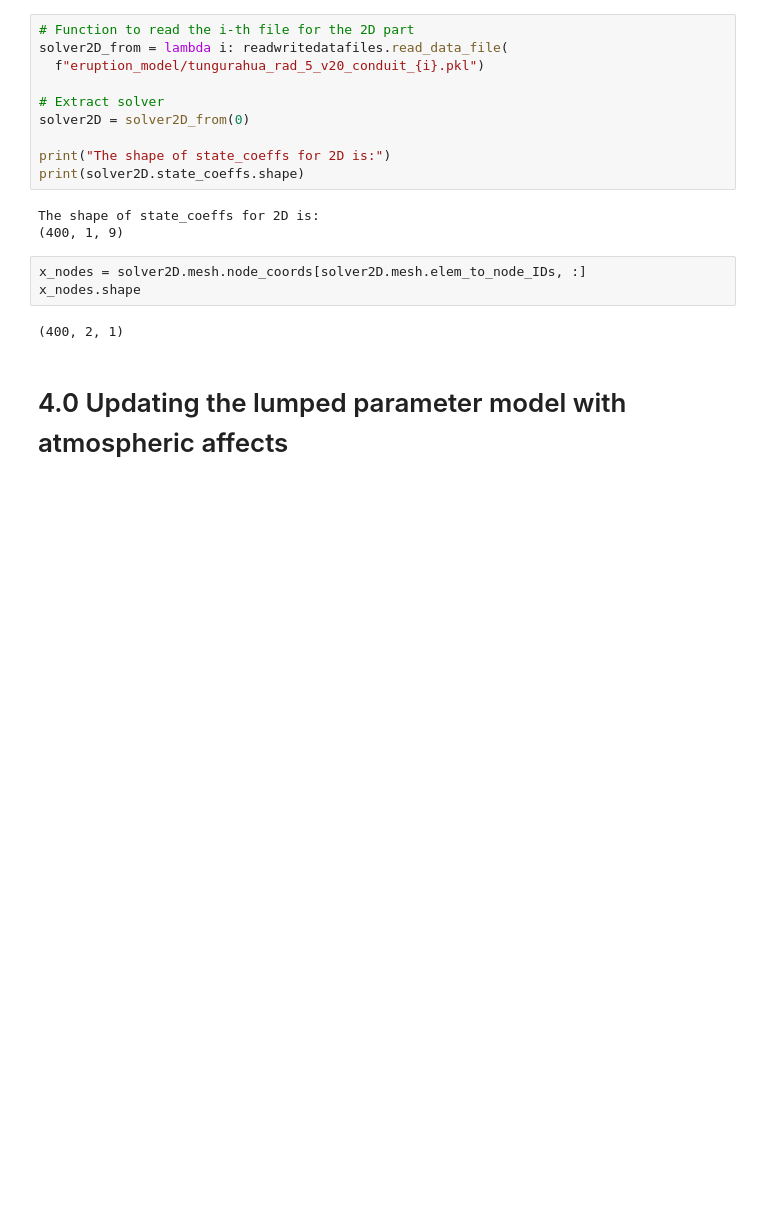
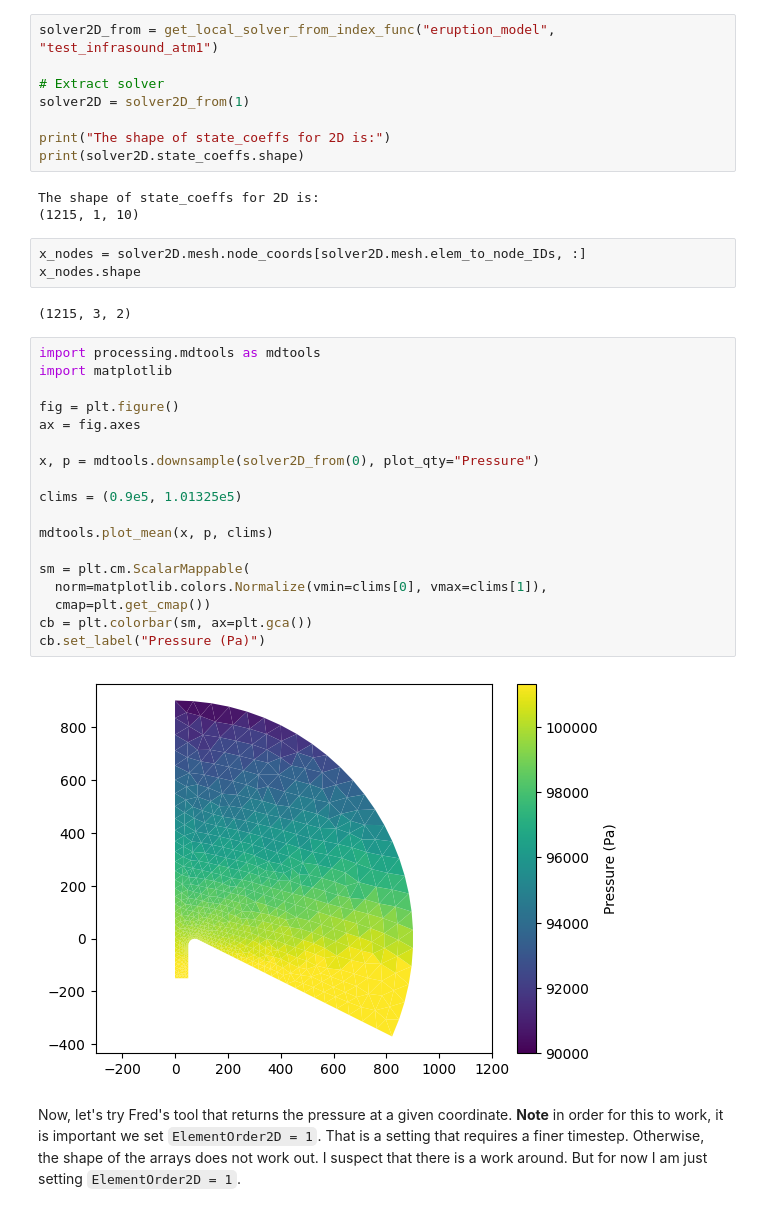
Before and after one commit to paxtonsc/volcano-sims, a Jupyter notebook: notebooks/2025.04.14.experiments.ipynb, the cells around one changed output. Saved outputs shown, nothing was run; the diff lists cells and outputs as text; blank space fills up the shorter version.

```diff
--- a/notebooks/2025.04.14.experiments.ipynb
+++ b/notebooks/2025.04.14.experiments.ipynb
@@ -226,21 +269,39 @@ HTML(ani.to_html5_video())
 [interactive output not drawn]
 # %%
-# Function to read the i-th file for the 2D part
-solver2D_from = lambda i: readwritedatafiles.read_data_file(
-  f"eruption_model/tungurahua_rad_5_v20_conduit_{i}.pkl")
+solver2D_from = get_local_solver_from_index_func("eruption_model", "test_infrasound_atm1")
 
 # Extract solver
-solver2D = solver2D_from(0)
+solver2D = solver2D_from(1)
 
 print("The shape of state_coeffs for 2D is:")
 print(solver2D.state_coeffs.shape)
 # %% [output]
 The shape of state_coeffs for 2D is:
-(400, 1, 9)
+(1215, 1, 10)
 # %%
 x_nodes = solver2D.mesh.node_coords[solver2D.mesh.elem_to_node_IDs, :]
 x_nodes.shape
 # %% [output]
-(400, 2, 1)
+(1215, 3, 2)
-# %% [markdown]
-# 4.0 Updating the lumped parameter model with atmospheric affects
+# %%
+import processing.mdtools as mdtools
+import matplotlib
+
+fig = plt.figure()
+ax = fig.axes
+
+x, p = mdtools.downsample(solver2D_from(0), plot_qty="Pressure")
+
+clims = (0.9e5, 1.01325e5)
+
+mdtools.plot_mean(x, p, clims)
+
+sm = plt.cm.ScalarMappable(
+  norm=matplotlib.colors.Normalize(vmin=clims[0], vmax=clims[1]),
+  cmap=plt.get_cmap())
+cb = plt.colorbar(sm, ax=plt.gca())
+cb.set_label("Pressure (Pa)")
+# %% [output]
+[figure, added]
+# %% [markdown]
+Now, let's try Fred's tool that returns the pressure at a given coordinate. **Note** in order for this to work, it is important we set `ElementOrder2D = 1`. That is a setting that requires a finer timestep. Otherwise, the shape of the arrays does not work out. I suspect that there is a work around. But for now I am just setting `ElementOrder2D = 1`.
```
Also changed, not shown: parts of 25 cells of this notebook, 7 other files.
